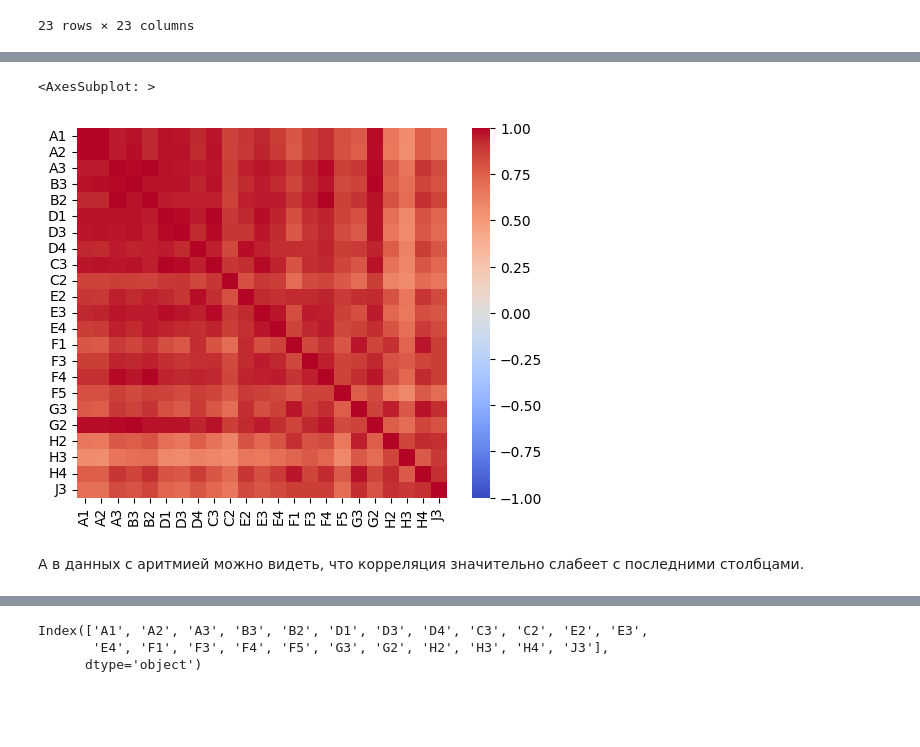
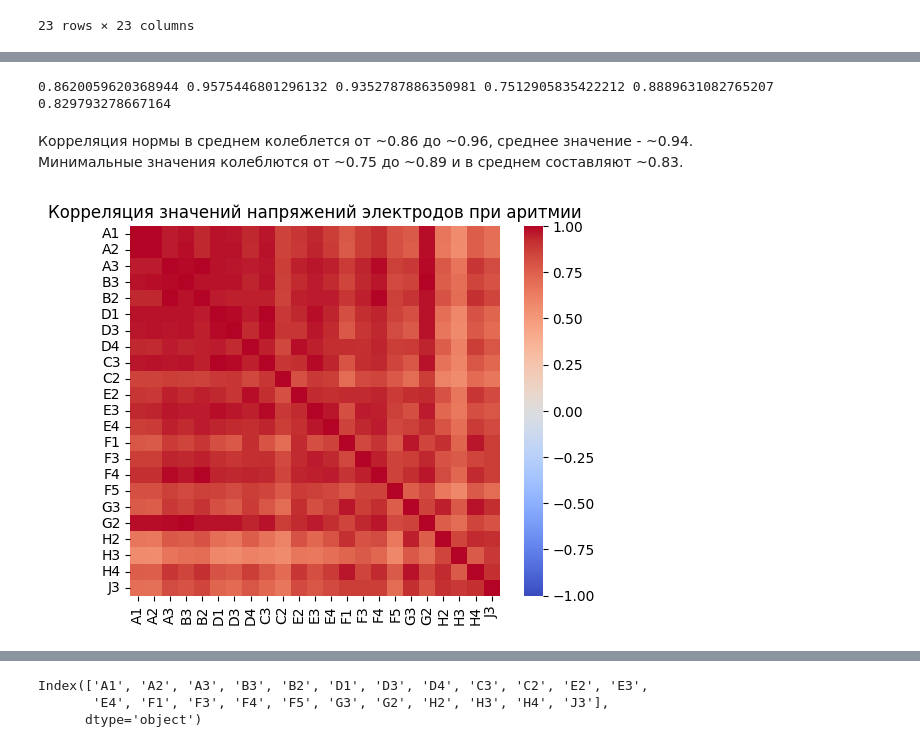
Before and after one commit to multifacs/ecg-analysis, a Jupyter notebook: ECG.ipynb, the cells around one changed output, grey strips where cells are left out. Saved outputs shown, nothing was run; the diff lists cells and outputs as text; code cells hidden in the pictures; blank space fills up the shorter version.

```diff
--- a/ECG.ipynb
+++ b/ECG.ipynb
@@ -424,8 +471,24 @@ sns.heatmap(corr_mat, square=True, fmt='.2f', vmin=-1, vmax=1, cmap='coolwarm')
+# %%
+print(
+    corr_mat_normal.mean().min(),
+    corr_mat_normal.mean().max(),
+    np.average(corr_mat_normal.mean()),
+    corr_mat_normal.min().min(),
+    corr_mat_normal.min().max(),
+    np.average(corr_mat_normal.min())
+)
+# %% [output]
+0.8620059620368944 0.9575446801296132 0.9352787886350981 0.7512905835422212 0.8889631082765207 0.829793278667164
+# %% [markdown]
+Корреляция нормы в среднем колеблется от ~0.86 до ~0.96, среднее значение - ~0.94. <br/>
+Минимальные значения колеблются от ~0.75 до ~0.89 и в среднем составляют ~0.83.
 # %%
-corr_mat = data_arrhythmia.corr()
-sns.heatmap(corr_mat, square=True, fmt='.2f', vmin=-1, vmax=1, cmap='coolwarm')
+corr_mat_arrhythmia = data_arrhythmia.corr()
+
+ax = plt.axes()
+sns.heatmap(corr_mat_arrhythmia, square=True, fmt='.2f', vmin=-1, vmax=1, cmap='coolwarm', ax=ax)
+
+ax.set_title('Корреляция значений напряжений электродов при аритмии')
+plt.show()
 # %% [output]
-<AxesSubplot: >
-[figure, old version]
+[figure, new version]
-# %% [markdown]
-А в данных с аритмией можно видеть, что корреляция значительно слабеет с последними столбцами.
```
Also changed, not shown: parts of 46 cells of this notebook, 1 other file.
